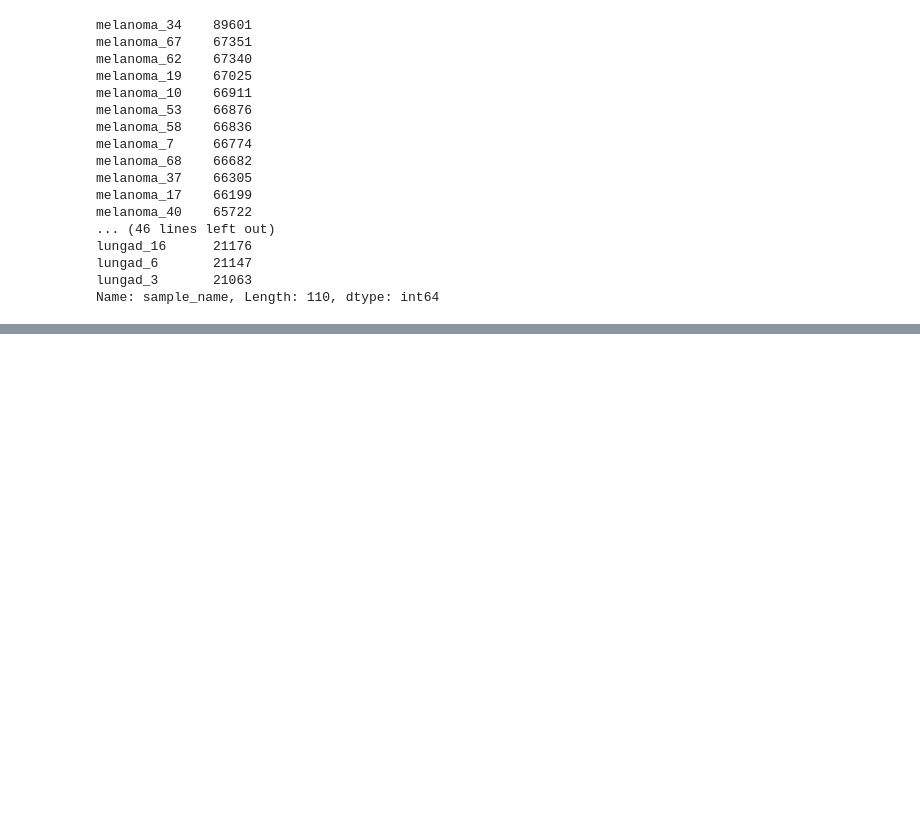
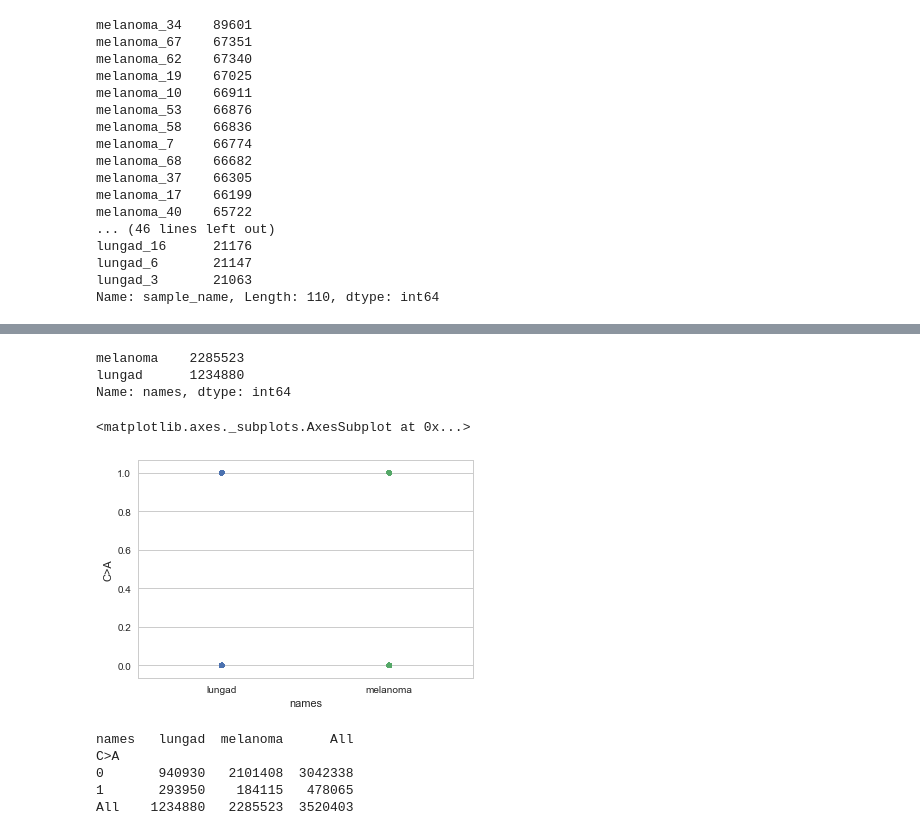
Before and after one commit to dunkelhaus/cancerTherapy, a Jupyter notebook: analysis/Mutation Analysis.ipynb, the cells around one changed output, grey strips where cells are left out. Cells and saved outputs as stored; diff of their text form; code cells hidden in the pictures; blank space fills up the shorter version.

```diff
--- a/analysis/Mutation Analysis.ipynb
+++ b/analysis/Mutation Analysis.ipynb
@@ -86,3 +86,7 @@ lungad_16      21176
 lungad_6       21147
 lungad_3       21063
 Name: sample_name, Length: 110, dtype: int64
+# %%
+df['sample_name'] = df['sample_name'].astype(str)
+# %%
+df['sample_name'] = df['sample_name'].str.extract('([a-zA-Z ]+)', expand=False).str.strip()
@@ -88,0 +113,11 @@ Name: sample_name, Length: 110, dtype: int64
+# %%
+df['names'].value_counts()
+# %% [output]
+melanoma    2285523
+lungad      1234880
+Name: names, dtype: int64
+# %%
+sns.stripplot(x=df['names'], y= df['C>A'])
+# %% [output]
+<matplotlib.axes._subplots.AxesSubplot at 0x...>
+[figure, added]
@@ -88,0 +126,8 @@ Name: sample_name, Length: 110, dtype: int64
+# %%
+print(info)
+# %% [output]
+names   lungad  melanoma      All
+C>A
+0       940930   2101408  3042338
+1       293950    184115   478065
+All    1234880   2285523  3520403
```
Also changed, not shown: parts of 17 cells of this notebook.
